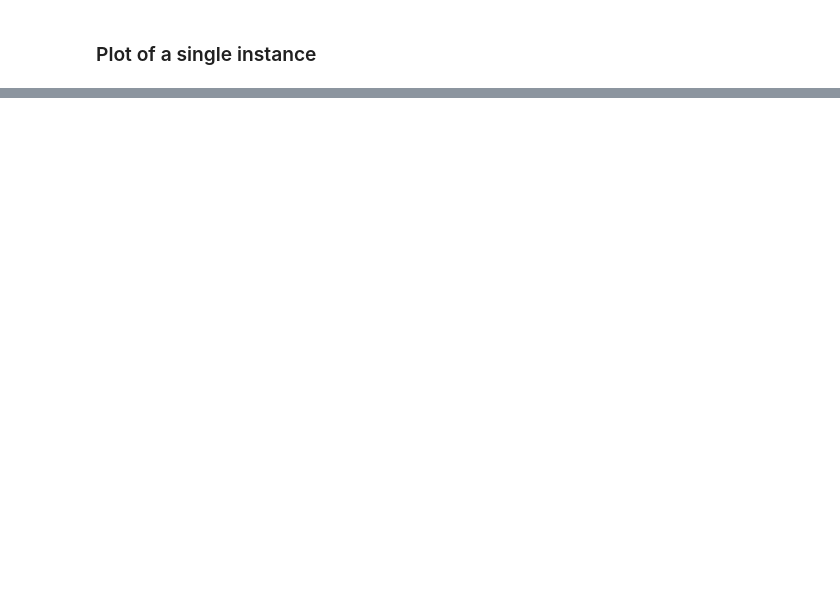
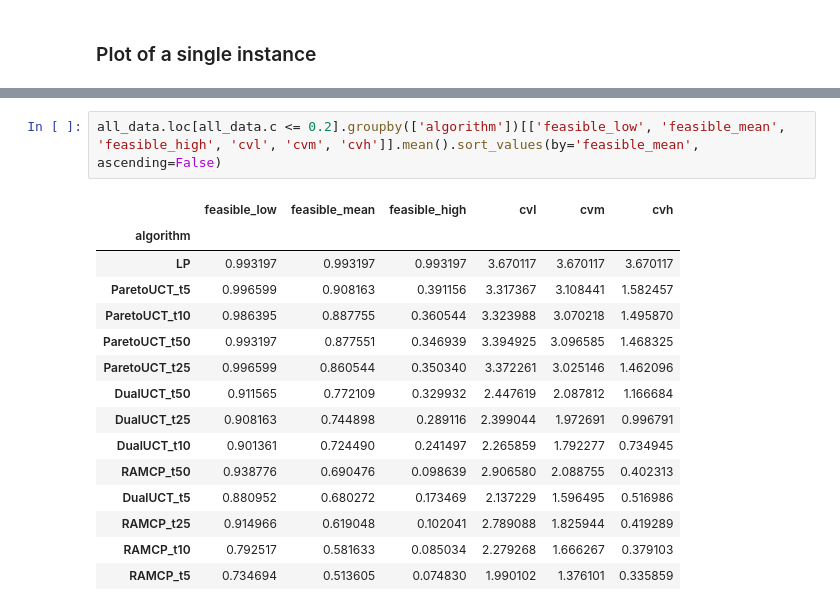
Before and after one commit to kurecka/rats, a Jupyter notebook: notebooks/visualization.ipynb, the cells around one changed output, grey strips where cells are left out. Saved outputs shown, nothing was run; the diff lists cells and outputs as text; blank space fills up the shorter version.

```diff
--- a/notebooks/visualization.ipynb
+++ b/notebooks/visualization.ipynb
@@ -95,0 +194,18 @@ g.savefig('mean_reward_vs_c.svg')
+# %%
+all_data.loc[all_data.c <= 0.2].groupby(['algorithm'])[['feasible_low', 'feasible_mean', 'feasible_high', 'cvl', 'cvm', 'cvh']].mean().sort_values(by='feasible_mean', ascending=False)
+# %% [output]
+|  | feasible_low | feasible_mean | feasible_high | cvl | cvm | cvh |
+| algorithm |  |  |  |  |  |  |
+| LP | 0.993197 | 0.993197 | 0.993197 | 3.670117 | 3.670117 | 3.670117 |
+| ParetoUCT_t5 | 0.996599 | 0.908163 | 0.391156 | 3.317367 | 3.108441 | 1.582457 |
+| ParetoUCT_t10 | 0.986395 | 0.887755 | 0.360544 | 3.323988 | 3.070218 | 1.495870 |
+| ParetoUCT_t50 | 0.993197 | 0.877551 | 0.346939 | 3.394925 | 3.096585 | 1.468325 |
+| ParetoUCT_t25 | 0.996599 | 0.860544 | 0.350340 | 3.372261 | 3.025146 | 1.462096 |
+| DualUCT_t50 | 0.911565 | 0.772109 | 0.329932 | 2.447619 | 2.087812 | 1.166684 |
+| DualUCT_t25 | 0.908163 | 0.744898 | 0.289116 | 2.399044 | 1.972691 | 0.996791 |
+| DualUCT_t10 | 0.901361 | 0.724490 | 0.241497 | 2.265859 | 1.792277 | 0.734945 |
+| RAMCP_t50 | 0.938776 | 0.690476 | 0.098639 | 2.906580 | 2.088755 | 0.402313 |
+| DualUCT_t5 | 0.880952 | 0.680272 | 0.173469 | 2.137229 | 1.596495 | 0.516986 |
+| RAMCP_t25 | 0.914966 | 0.619048 | 0.102041 | 2.789088 | 1.825944 | 0.419289 |
+| RAMCP_t10 | 0.792517 | 0.581633 | 0.085034 | 2.279268 | 1.666267 | 0.379103 |
+| RAMCP_t5 | 0.734694 | 0.513605 | 0.074830 | 1.990102 | 1.376101 | 0.335859 |
```
Also changed, not shown: parts of 9 cells of this notebook, 1 other file.
